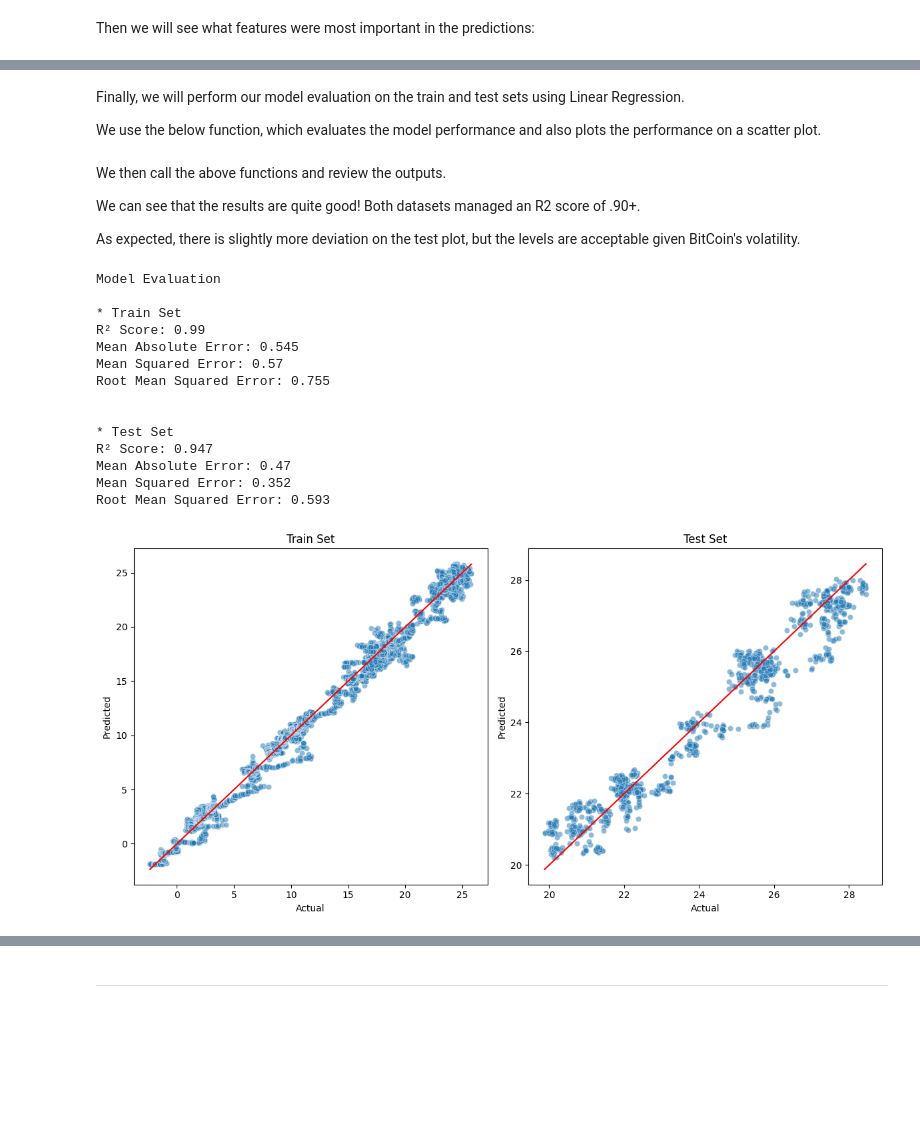
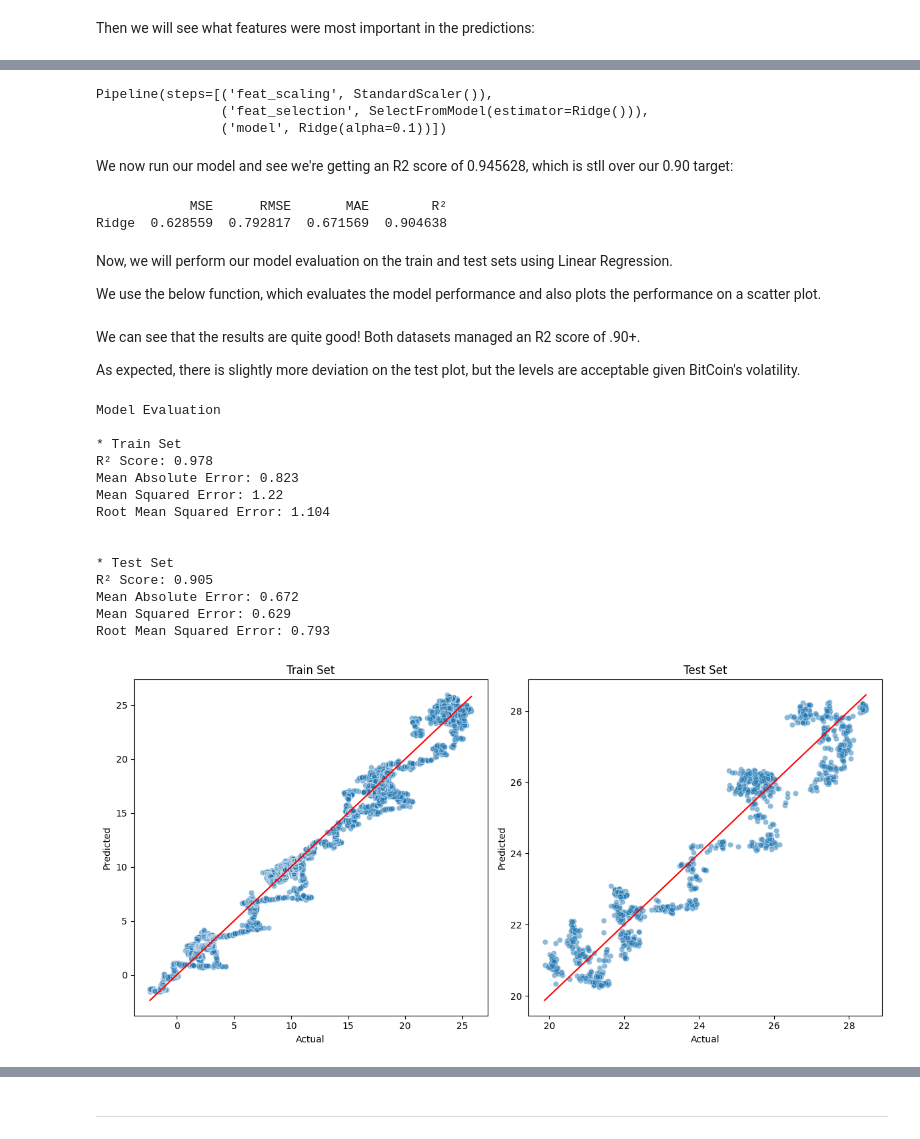
Before and after one commit to Mickyreegs/Project5, a Jupyter notebook: jupyter_notebooks/4_Modeling_And_Evaluation.ipynb, the cells around one changed output, grey strips where cells are left out. Drawn from its saved outputs; the diff is of its cells as text; code cells hidden in the pictures; blank space fills up the shorter version.

Commit message:
Retrain model on updated dataset due to leakage.  Ridge now model of choice.  Re-ran all code.  Pipeline now saved

```diff
--- a/jupyter_notebooks/4_Modeling_And_Evaluation.ipynb
+++ b/jupyter_notebooks/4_Modeling_And_Evaluation.ipynb
@@ -448,5 +485,43 @@ feature_importances(best_models, selected_features)
+# %%
+best_model = grid_search_pipelines["Ridge"].best_estimator_
+
+print(best_model)
+# %% [output]
+Pipeline(steps=[('feat_scaling', StandardScaler()),
+                ('feat_selection', SelectFromModel(estimator=Ridge())),
+                ('model', Ridge(alpha=0.1))])
+# %% [markdown]
+We now run our model and see we're getting an R2 score of 0.945628, which is stll over our 0.90 target:
+# %%
+from sklearn.metrics import mean_squared_error, mean_absolute_error, r2_score
+import pandas as pd
+
+selected_features = [
+    'Bitcoin_Close_lag30_boxcox',
+    'Nasdaq_Close_lag30_boxcox',
+    'CPI_lag30_boxcox',
+    'Retail_Sales_lag30_boxcox',
+    'M2_Money_Supply_lag30_boxcox',
+    'Real_GDP_lag30'
+]
+
+preds = best_model_rr.predict(features_test[selected_features])
+
+results = {
+    "MSE": mean_squared_error(target_test, preds),
+    "RMSE": mean_squared_error(target_test, preds, squared=False),
+    "MAE": mean_absolute_error(target_test, preds),
+    "R²": r2_score(target_test, preds)
+}
+
+
+results_df_final = pd.DataFrame([results], index=["Ridge"])
+print(results_df_final)
+# %% [output]
+            MSE      RMSE       MAE        R²
+Ridge  0.628559  0.792817  0.671569  0.904638
 # %% [markdown]
-Finally, we will perform our model evaluation on the train and test sets using Linear Regression.
+Now, we will perform our model evaluation on the train and test sets using Linear Regression.
 
 We use the below function, which evaluates the model performance and also plots the performance on a scatter plot.
 # %%
@@ -457,24 +532,24 @@ import seaborn as sns
 import os
 os.makedirs("outputs/datasets/figs", exist_ok=True)
 
-def regression_performance(features_train, target_train, features_test, target_test, best_model_lr):
+def regression_performance(features_train, target_train, features_test, target_test, best_model_rr):
     print("Model Evaluation\n")
     print("* Train Set")
-    regression_evaluation(features_train, target_train, best_model_lr)
+    regression_evaluation(features_train, target_train, best_model_rr)
     print("* Test Set")
-    regression_evaluation(features_test, target_test, best_model_lr)
+    regression_evaluation(features_test, target_test, best_model_rr)
 
-def regression_evaluation(features, target, best_model_lr):
-    predictions = best_model_lr.predict(features)
+def regression_evaluation(features, target, best_model_rr):
+    predictions = best_model_rr.predict(features)
     print('R² Score:', r2_score(target, predictions).round(3))
     print('Mean Absolute Error:', mean_absolute_error(target, predictions).round(3))
     print('Mean Squared Error:', mean_squared_error(target, predictions).round(3))
     print('Root Mean Squared Error:', np.sqrt(mean_squared_error(target, predictions)).round(3))
     print("\n")
 
-def regression_evaluation_plots(features_train, target_train, features_test, target_test, best_model_lr, alpha_scatter=0.5):
-    predictions_train = best_model_lr.predict(features_train)
-    predictions_test = best_model_lr.predict(features_test)
+def regression_evaluation_plots(features_train, target_train, features_test, target_test, best_model_rr, alpha_scatter=0.5):
+    predictions_train = best_model_rr.predict(features_train)
+    predictions_test = best_model_rr.predict(features_test)
 
     fig, axes = plt.subplots(nrows=1, ncols=2, figsize=(12, 6))
 
@@ -495,27 +570,25 @@ def regression_evaluation_plots(features_train, target_train, features_test, tar
 
     fig.savefig("outputs/datasets/figs/train_test_review_boxcox.png", dpi=300)
 # %% [markdown]
-We then call the above functions and review the outputs.
-
 We can see that the results are quite good!  Both datasets managed an R2 score of .90+.
 
 As expected, there is slightly more deviation on the test plot, but the levels are acceptable given BitCoin's volatility.
 # %%
-regression_performance(features_train, target_train, features_test, target_test, best_model_lr)
-regression_evaluation_plots(features_train, target_train, features_test, target_test, best_model_lr)
+regression_performance(features_train, target_train, features_test, target_test, best_model_rr)
+regression_evaluation_plots(features_train, target_train, features_test, target_test, best_model_rr)
 # %% [output]
 Model Evaluation
 
 * Train Set
-R² Score: 0.99
-Mean Absolute Error: 0.545
-Mean Squared Error: 0.57
-Root Mean Squared Error: 0.755
+R² Score: 0.978
+Mean Absolute Error: 0.823
+Mean Squared Error: 1.22
+Root Mean Squared Error: 1.104
 
 
 * Test Set
-R² Score: 0.947
-Mean Absolute Error: 0.47
-Mean Squared Error: 0.352
-Root Mean Squared Error: 0.593
+R² Score: 0.905
+Mean Absolute Error: 0.672
+Mean Squared Error: 0.629
+Root Mean Squared Error: 0.793
-[figure, old version]
+[figure, new version]
```
Also changed, not shown: parts of 24 cells of this notebook, 14 other files.
